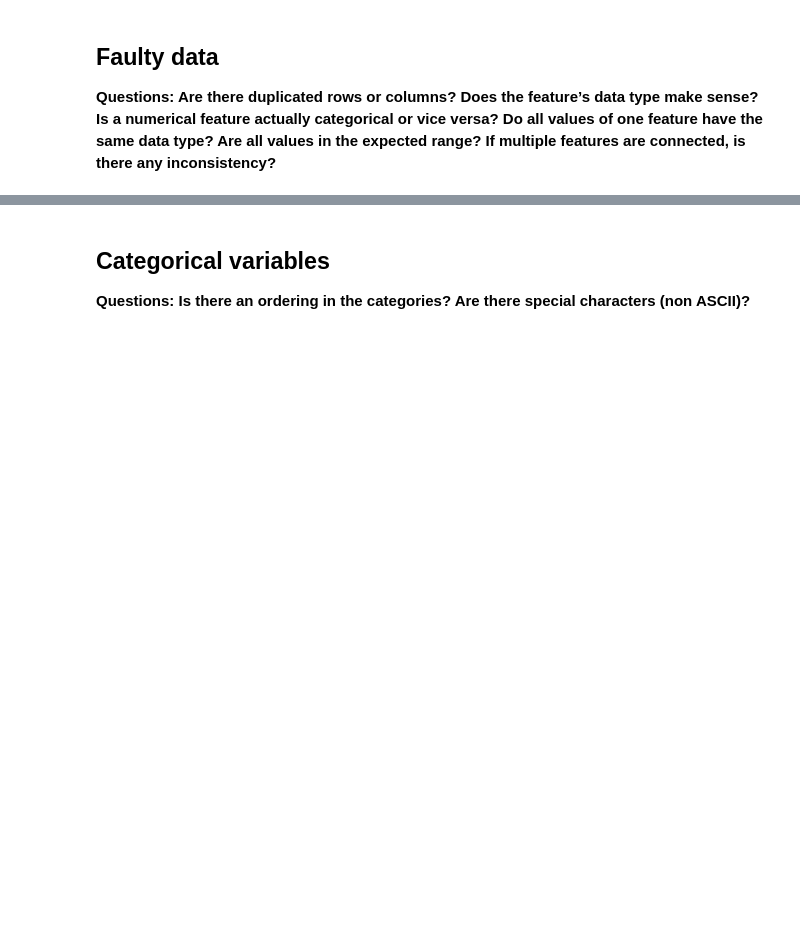
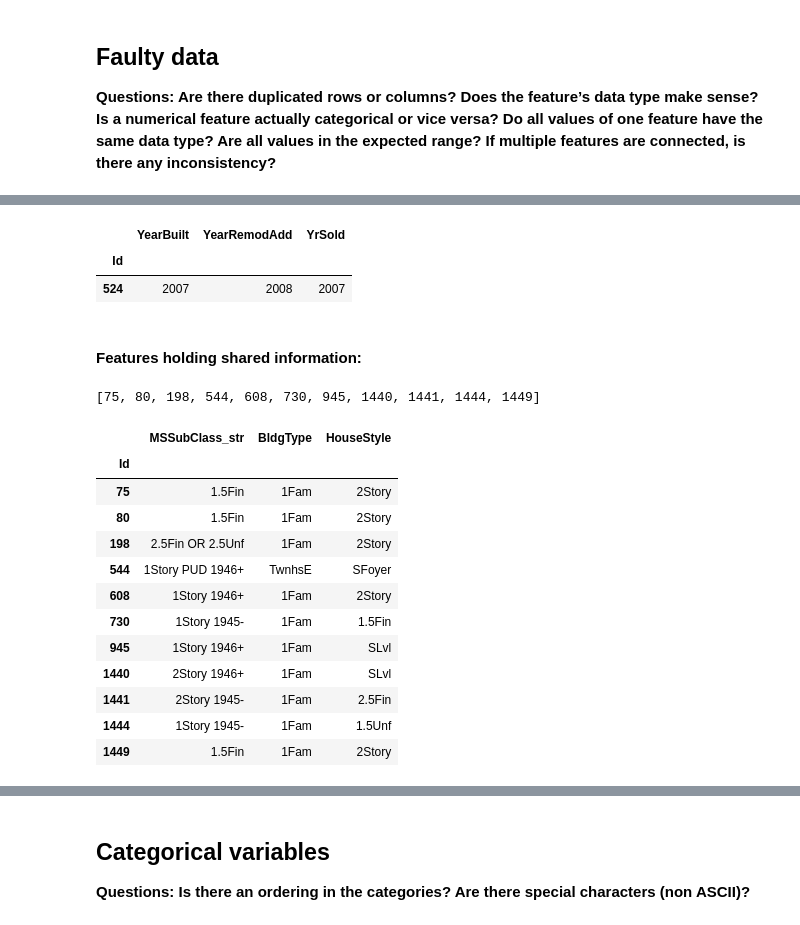
Before and after one commit to ronja-s/ames_housing_prices, a Jupyter notebook: jupyter_notebooks/03_exploratory_data_analysis.ipynb, the cells around one changed output, grey strips where cells are left out. Drawn from its saved outputs; the diff is of its cells as text; code cells hidden in the pictures; blank space fills up the shorter version.

Commit message:
Add faulty data section

```diff
--- a/jupyter_notebooks/03_exploratory_data_analysis.ipynb
+++ b/jupyter_notebooks/03_exploratory_data_analysis.ipynb
@@ -168,0 +209,10 @@ X_train.dropna(axis=0, subset=nan_delete_row, inplace=True)
+# %%
+def is_datatype_consistent_in_column(df, col):
+    is_consistent = (df[col].map(type) == df[col].map(type).iloc[0]).all()
+    return is_consistent
+
+
+for col in X_train.columns:
+    is_consistent = is_datatype_consistent_in_column(df=X_train, col=col)
+    if not is_consistent:
+        print(f"{col} has not a consistent data type.")
@@ -168,0 +389,22 @@ X_train.dropna(axis=0, subset=nan_delete_row, inplace=True)
+# %%
+def get_inconsistent_indexes_for_timeline(
+    df: pd.DataFrame, timeline: List[str]
+) -> Set[int]:
+    inconsistent_indexes = set()
+    for i in range(len(timeline) - 1):
+        inconsistent_indexes = inconsistent_indexes.union(
+            set(df.loc[df[timeline[i]] > df[timeline[i + 1]]].index)
+        )
+    return inconsistent_indexes
+
+
+inconsistent_indexes_time = get_inconsistent_indexes_for_timeline(
+    df=X_train, timeline=["YearBuilt", "YearRemodAdd", "YrSold"]
+)
+X_train.loc[list(inconsistent_indexes_time), ["YearBuilt", "YearRemodAdd", "YrSold"]]
+# %% [output]
+|  | YearBuilt | YearRemodAdd | YrSold |
+| Id |  |  |  |
+| 524 | 2007 | 2008 | 2007 |
+# %% [markdown]
+#### Features holding shared information:
@@ -168,0 +433,47 @@ X_train.dropna(axis=0, subset=nan_delete_row, inplace=True)
+# %%
+def check_inconsistency(
+    row: pd.Series, comprising_col: str, cols_values: Dict[str, List[str]]
+) -> bool:
+    comprising_value = row[comprising_col]
+    for col, unique_values in cols_values.items():
+        col_value = row[col]
+        if any(value in comprising_value for value in unique_values) and (
+            col_value not in comprising_value
+        ):
+            return False
+    return True
+
+
+is_consistent = X_train.apply(
+    lambda row: check_inconsistency(
+        row,
+        comprising_col="MSSubClass_str",
+        cols_values={
+            "BldgType": list(X_train["BldgType"].unique()),
+            "HouseStyle": list(X_train["HouseStyle"].unique()),
+        },
+    ),
+    axis=1,
+)
+inconsistent_indexes_mssubclass = list(is_consistent.index[~is_consistent])
+inconsistent_indexes_mssubclass
+# %% [output]
+[75, 80, 198, 544, 608, 730, 945, 1440, 1441, 1444, 1449]
+# %%
+X_train.loc[
+    inconsistent_indexes_mssubclass, ["MSSubClass_str", "BldgType", "HouseStyle"]
+]
+# %% [output]
+|  | MSSubClass_str | BldgType | HouseStyle |
+| Id |  |  |  |
+| 75 | 1.5Fin | 1Fam | 2Story |
+| 80 | 1.5Fin | 1Fam | 2Story |
+| 198 | 2.5Fin OR 2.5Unf | 1Fam | 2Story |
+| 544 | 1Story PUD 1946+ | TwnhsE | SFoyer |
+| 608 | 1Story 1946+ | 1Fam | 2Story |
+| 730 | 1Story 1945- | 1Fam | 1.5Fin |
+| 945 | 1Story 1946+ | 1Fam | SLvl |
+| 1440 | 2Story 1946+ | 1Fam | SLvl |
+| 1441 | 2Story 1945- | 1Fam | 2.5Fin |
+| 1444 | 1Story 1945- | 1Fam | 1.5Unf |
+| 1449 | 1.5Fin | 1Fam | 2Story |
```
Also changed, not shown: parts of 25 cells of this notebook.
